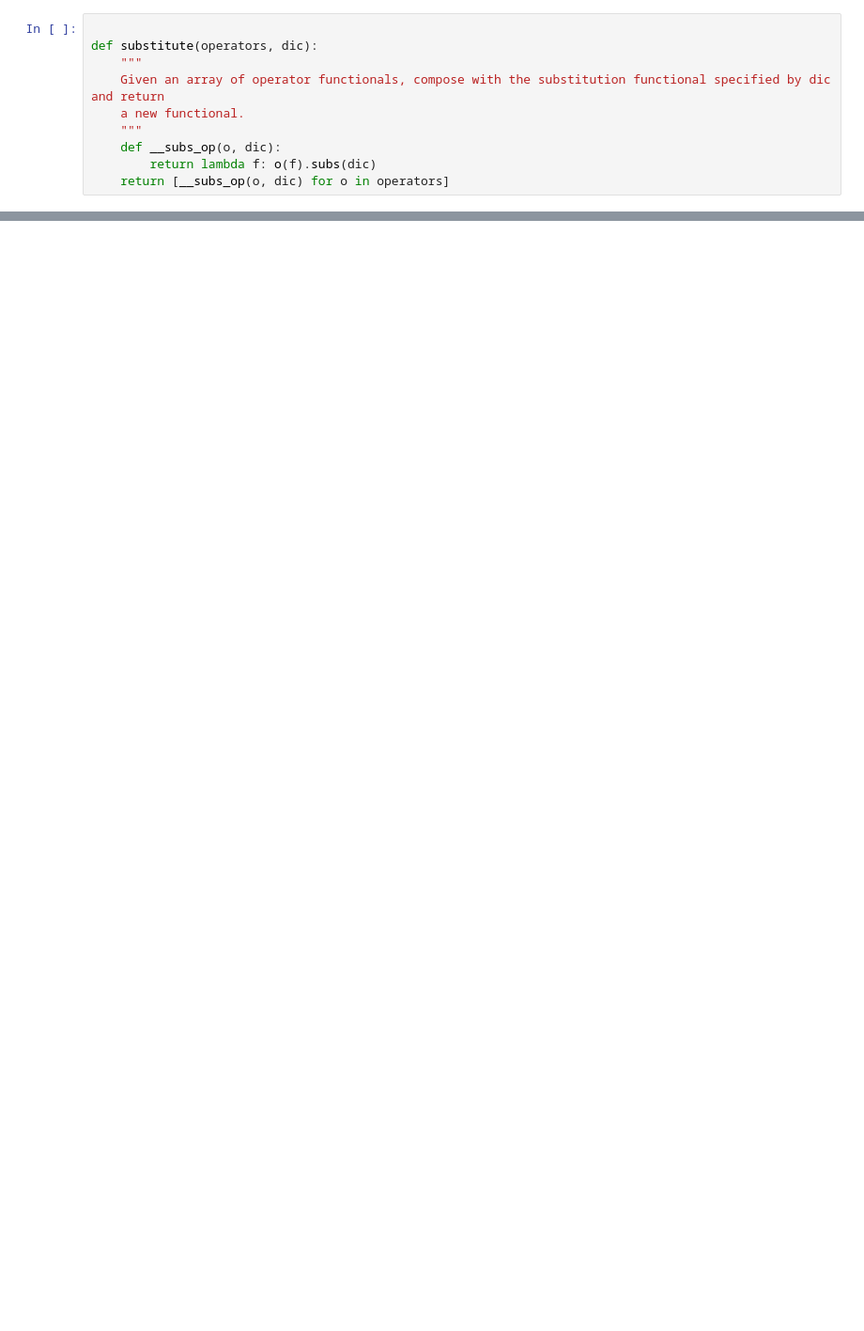
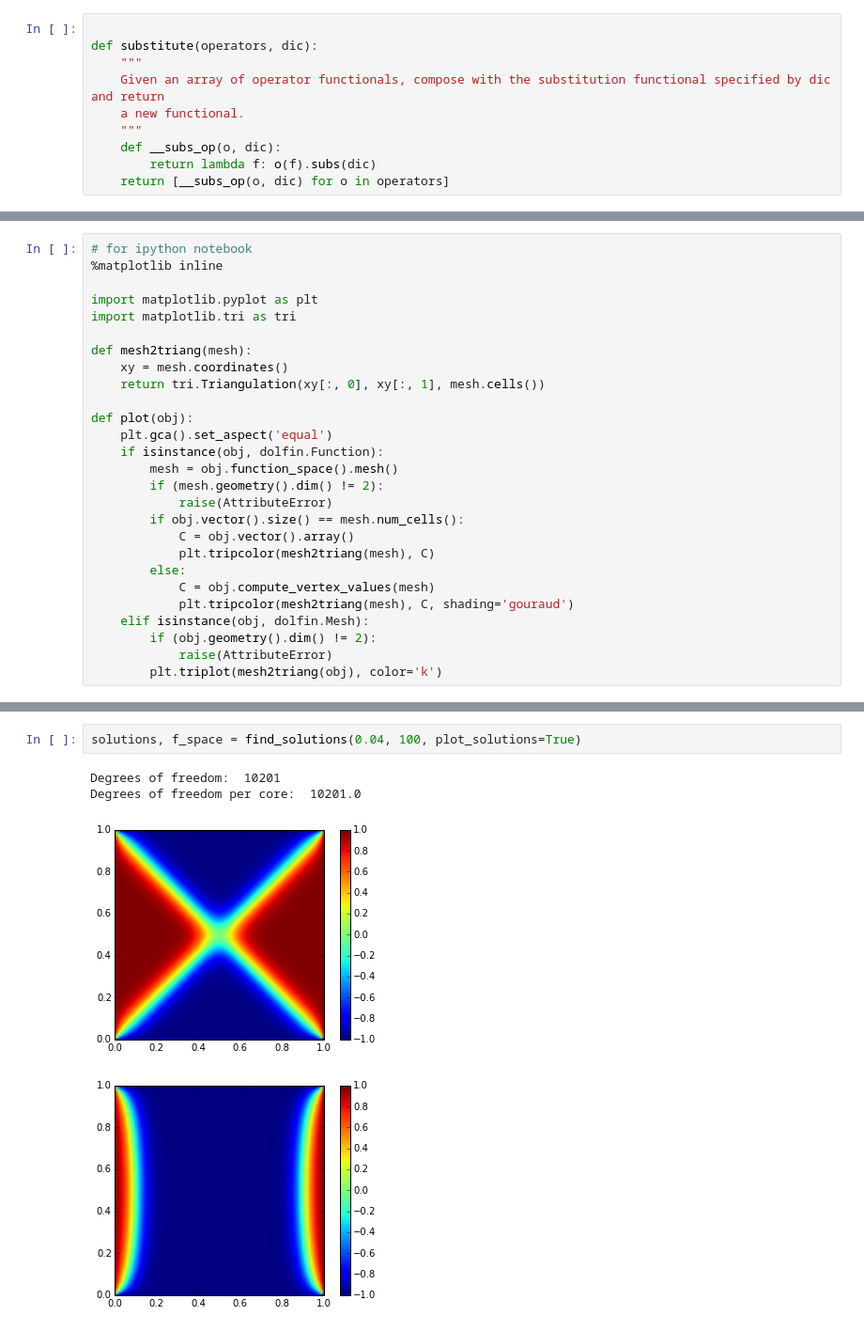
Before and after one commit to jcockayne/bayesian_pdes, a Jupyter notebook: notebooks/Allen-Cahn.ipynb, the cells around one changed output, grey strips where cells are left out. Shown: that part at 94% size. Saved outputs shown, nothing was run; the diff lists cells and outputs as text; blank space fills up the shorter version.

```diff
--- a/notebooks/Allen-Cahn.ipynb
+++ b/notebooks/Allen-Cahn.ipynb
@@ -117,0 +118,27 @@ obs = [
+# %%
+# for ipython notebook
+%matplotlib inline
+
+import matplotlib.pyplot as plt
+import matplotlib.tri as tri
+
+def mesh2triang(mesh):
+    xy = mesh.coordinates()
+    return tri.Triangulation(xy[:, 0], xy[:, 1], mesh.cells())
+
+def plot(obj):
+    plt.gca().set_aspect('equal')
+    if isinstance(obj, dolfin.Function):
+        mesh = obj.function_space().mesh()
+        if (mesh.geometry().dim() != 2):
+            raise(AttributeError)
+        if obj.vector().size() == mesh.num_cells():
+            C = obj.vector().array()
+            plt.tripcolor(mesh2triang(mesh), C)
+        else:
+            C = obj.compute_vertex_values(mesh)
+            plt.tripcolor(mesh2triang(mesh), C, shading='gouraud')
+    elif isinstance(obj, dolfin.Mesh):
+        if (obj.geometry().dim() != 2):
+            raise(AttributeError)
+        plt.triplot(mesh2triang(obj), color='k')
@@ -117,0 +224,7 @@ obs = [
+# %%
+solutions, f_space = find_solutions(0.04, 100, plot_solutions=True)
+# %% [output]
+Degrees of freedom:  10201
+Degrees of freedom per core:  10201.0
+[figure, added]
+[figure, added]
```
Also changed, not shown: parts of 25 cells of this notebook, 8 other files.
